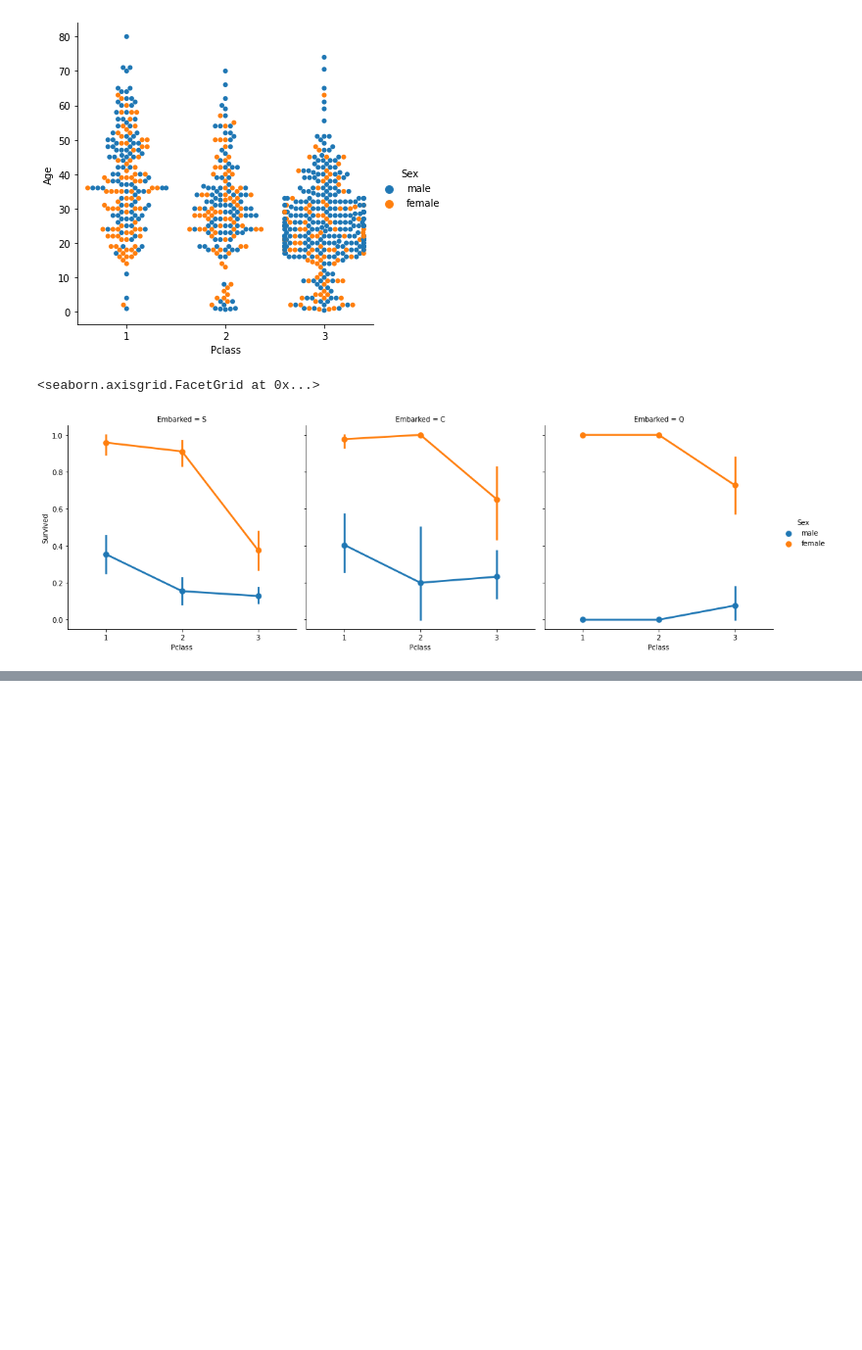
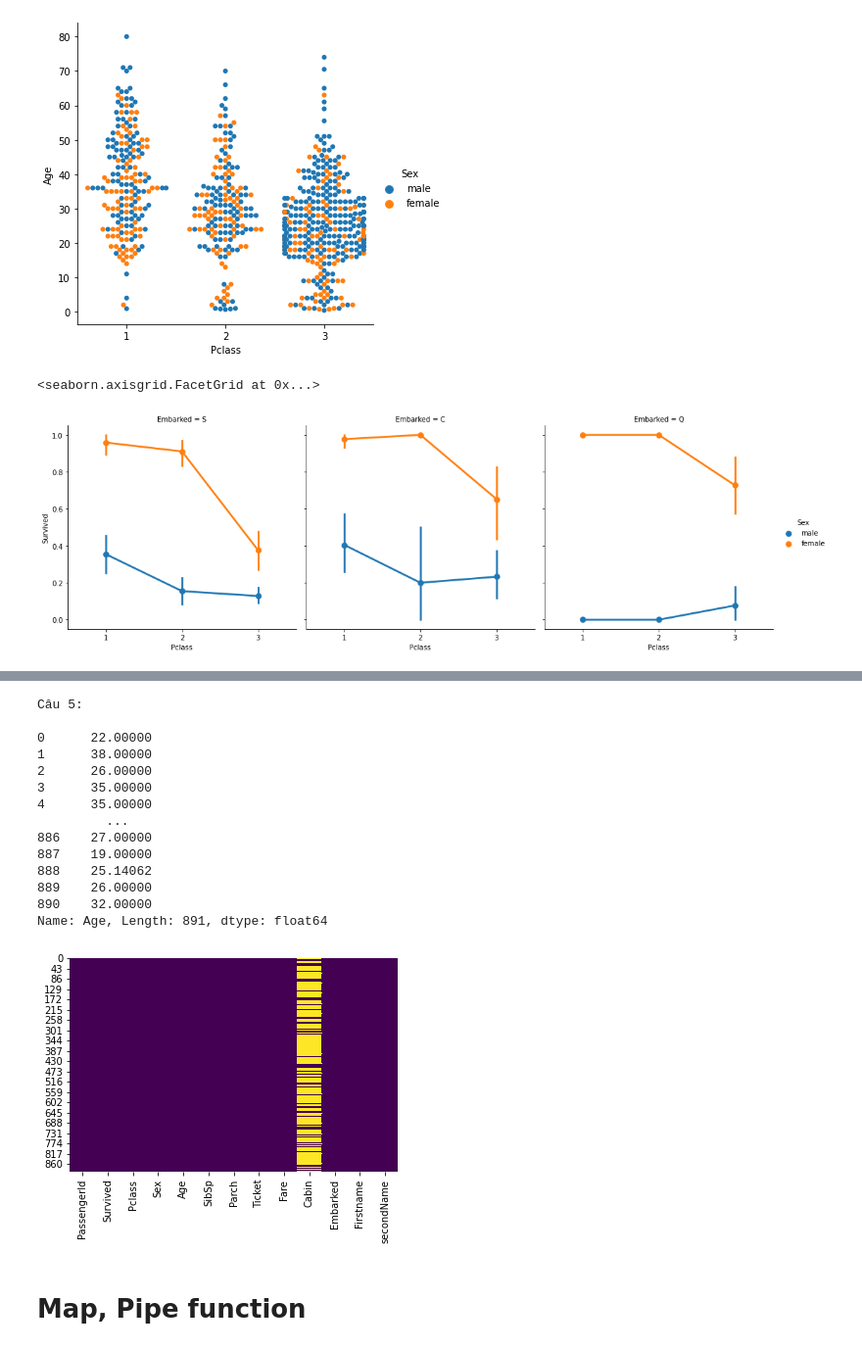
Before and after one commit to Kiet2k2/lab03, a Jupyter notebook: lab04.ipynb, the cells around one changed output, grey strips where cells are left out. Shown at 98% size. Cells and saved outputs as stored; diff of their text form; code cells hidden in the pictures; blank space fills up the shorter version.

Commit message:
Được tạo bằng Colaboratory

```diff
--- a/lab04.ipynb
+++ b/lab04.ipynb
@@ -40,0 +40,5 @@ import numpy as np
+# %%
+#1
+import pandas as pd
+datatitanic = pd.read_csv("https://raw.githubusercontent.com/huynhhoc/DataAnalystDeepLearning/main/Data/titanic_disaster.csv")
+datatitanic.head(10)
@@ -40,0 +88,6 @@ import numpy as np
+# %%
+#Xử lý tên cột tên Name, tách ra làm 2 cột: firstName và secondName. Lưu ý: Sau khi tách cột xong thì xóa luôn cột Name
+datatitanic[['Firstname', 'secondName']]=datatitanic['Name'].str.split(",",expand = True)
+#Xoa cot Name
+datatitanic = datatitanic.drop('Name',axis=1)
+datatitanic.head(10)
@@ -40,0 +106,4 @@ import numpy as np
+# %%
+#Câu4:Xứ lý rút gọn kích thước dữ liệu trên cột Sex như sau: thay thế male -> M và female -> F
+datatitanic['Sex'].replace({'male':'M','female':'F'},inplace=True)
+datatitanic.head(10)
@@ -40,0 +122,44 @@ import numpy as np
+# %%
+#Câu 5
+print("Câu 5:\n")
+#Tính tuổi trung bình trên từng Pclass
+def impute_missing_age(columns):
+    age=columns[0]
+    passage_class=columns[1]
+    if pd.isnull(age):
+        if(passage_class==1):
+            return datatitanic[datatitanic['Pclass']==1]['Age'].mean()
+        if(passage_class==2):
+            return datatitanic[datatitanic['Pclass']==2]['Age'].mean()
+        if(passage_class==3):
+            return datatitanic[datatitanic['Pclass']==3]['Age'].mean()
+    else:
+        return age
+datatitanic['Age']=datatitanic[['Age','Pclass']].apply(impute_missing_age, axis=1)
+print(datatitanic['Age'])
+#Kiểm tra bằng biểu đồ nhiệt để kiểm tra xem dữ liệu đã được thay chưa
+sns.heatmap(datatitanic.isnull(),cmap="viridis",cbar=False)
+plt.show()
+
+
+#Xây dựng biến số Agegroup có thang đo thứ tự được ánh xạ theo thang đo khoảng dựa
+#trên độ tuổi của hành khách như sau: (age =< 12]  Kid; (12, 18]: Teen,
+# (18, 60]: Adult và ( age > 60): Older
+# %% [output]
+Câu 5:
+
+0      22.00000
+1      38.00000
+2      26.00000
+3      35.00000
+4      35.00000
+         ...
+886    27.00000
+887    19.00000
+888    25.14062
+889    26.00000
+890    32.00000
+Name: Age, Length: 891, dtype: float64
+[figure, added]
+# %% [markdown]
+# Map, Pipe function
```
Also changed, not shown: parts of 36 cells of this notebook.
